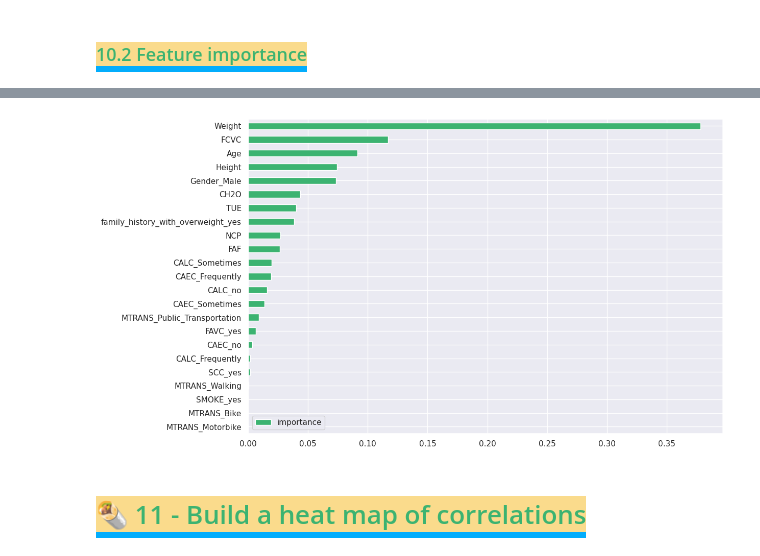
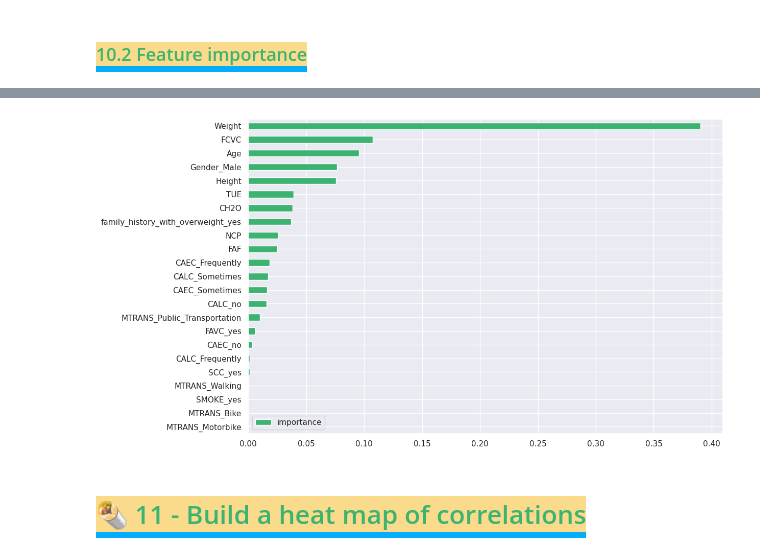
Before and after one commit to Ultraluxe25/Kapturov-s_Kaggle_Notebooks, a Jupyter notebook: 🏋️‍♀️🚶‍♂️🍔🥞🍕 Kapturov's solution of PS S4E2.ipynb, the cells around one changed output, grey strips where cells are left out. Cells and saved outputs as stored; diff of their text form; code cells hidden in the pictures.

```diff
--- a/🏋️‍♀️🚶‍♂️🍔🥞🍕 Kapturov's solution of PS S4E2.ipynb
+++ b/🏋️‍♀️🚶‍♂️🍔🥞🍕 Kapturov's solution of PS S4E2.ipynb
@@ -487,11 +487,11 @@ plt.show();
 # %%
 %%time
 best_forest = RandomForestClassifier(
-    n_estimators=100,
+    n_estimators=450,
     min_samples_split=2,
-    min_samples_leaf=10,
-    max_depth=10,
-    random_state=27,
+    min_samples_leaf=21,
+    max_depth=14,
+    random_state=27
 )
 
 best_forest.fit(X, y)
@@ -505,4 +505,4 @@ Wall time: 2.48 s
-[figure, old version]
+[figure, new version]
 # %% [markdown]
 <a id='11'></a>
 # <span style="color: #3cb371; border-bottom: 6px solid #03adfc; background-color: #fadb8c;">🌯 11 - Build a heat map of correlations</span>
```
Also changed, not shown: parts of 14 cells of this notebook.
